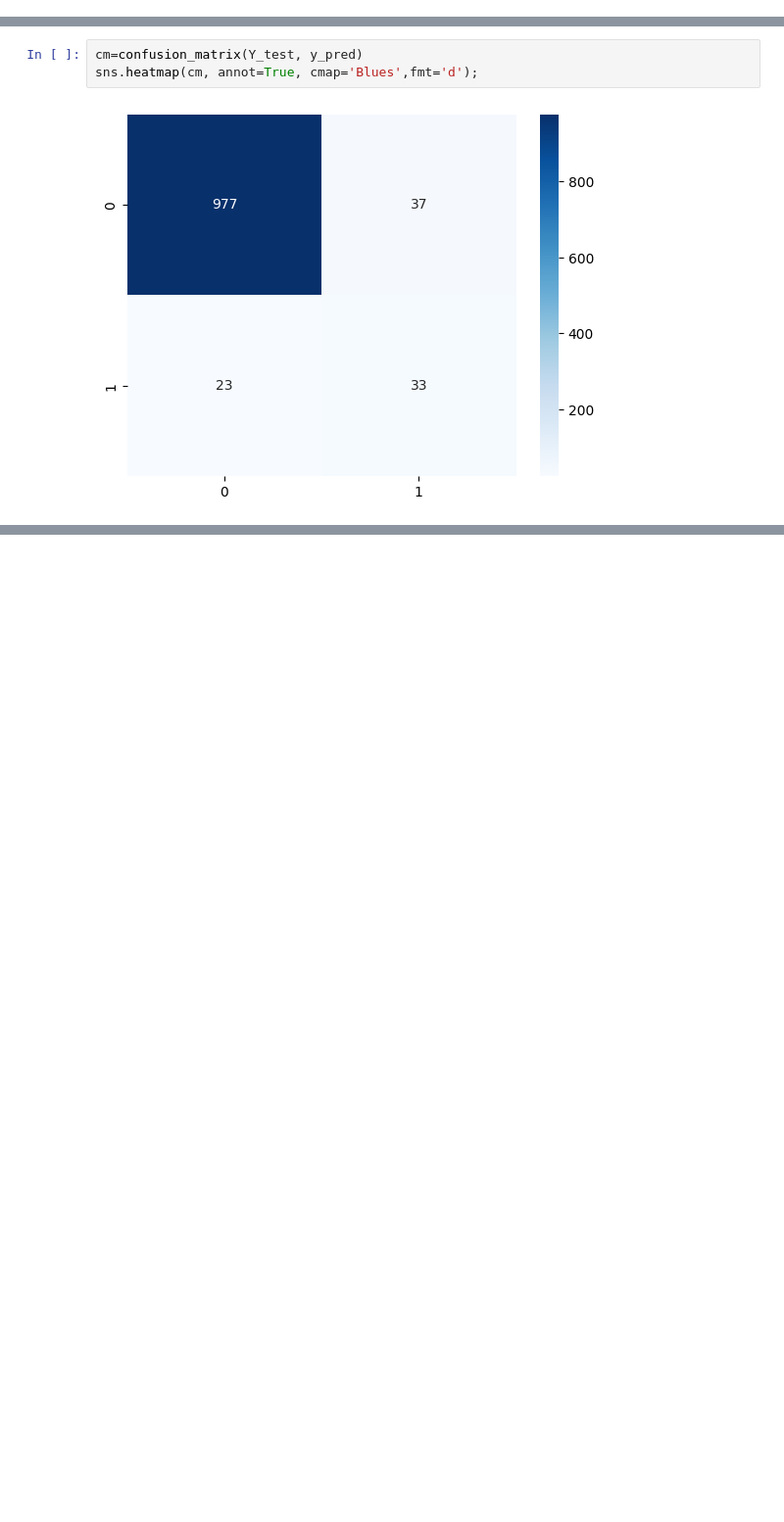
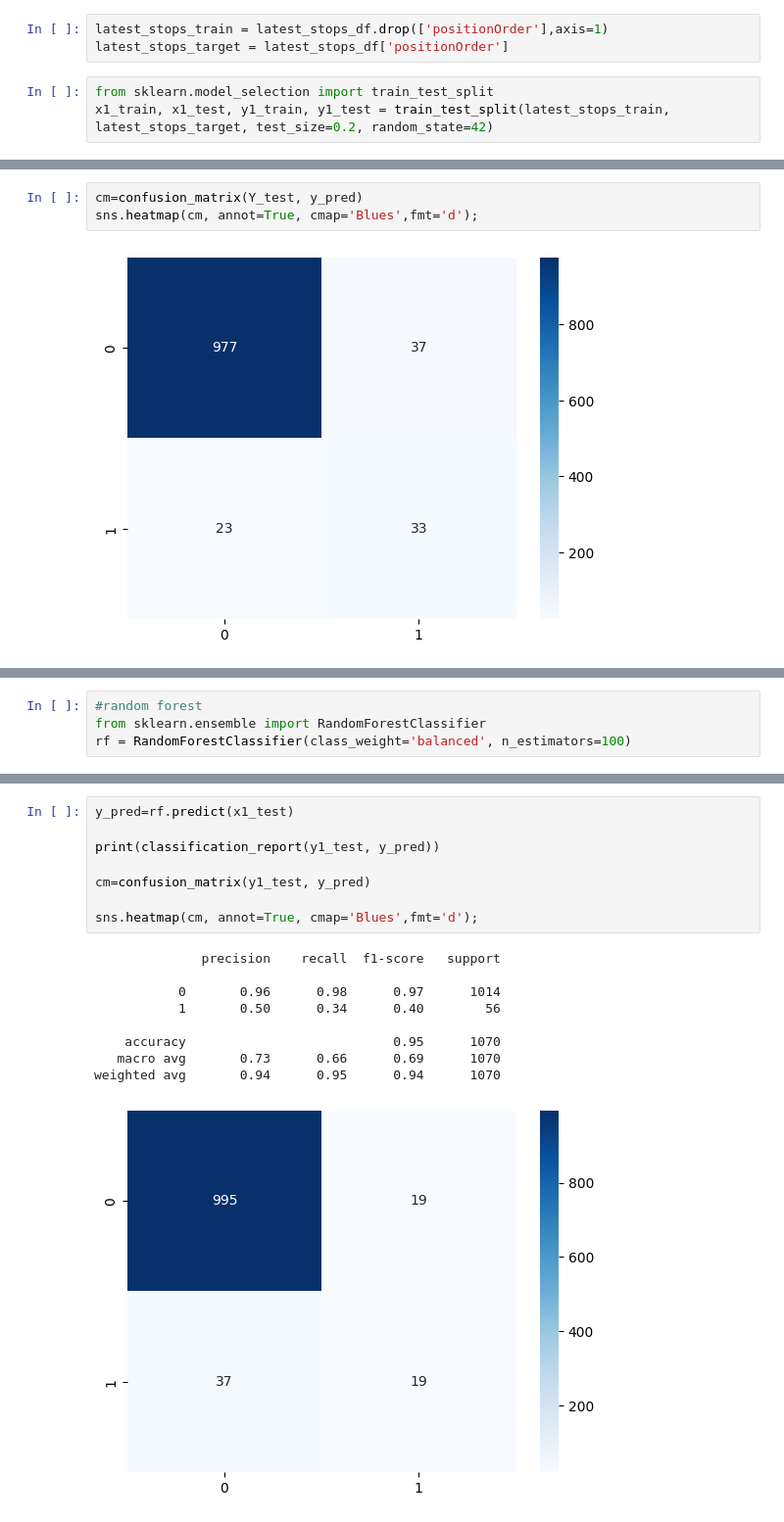
Before and after one commit to aroraomansh/F1-Prediction, a Jupyter notebook: main.ipynb, the cells around one changed output, grey strips where cells are left out. Shown at 98% size. Drawn from its saved outputs; the diff is of its cells as text; blank space fills up the shorter version.

```diff
--- a/main.ipynb
+++ b/main.ipynb
@@ -33,6 +33,12 @@ latest_stops_df.head()
 | 38 | 3 | 131 | 7 | 0 | 22 | 1 | 1 |
 | 8 | 4 | 6 | 5 | 0 | 58 | 1 | 3 |
 | 39 | 5 | 205 | 19 | 0 | 19 | 1 | 1 |
+# %%
+latest_stops_train = latest_stops_df.drop(['positionOrder'],axis=1)
+latest_stops_target = latest_stops_df['positionOrder']
+# %%
+from sklearn.model_selection import train_test_split
+x1_train, x1_test, y1_train, y1_test = train_test_split(latest_stops_train, latest_stops_target, test_size=0.2, random_state=42)
 # %%
 #one hot encoding of drverID, constructorId, circuitId
 df_training = pd.get_dummies(latest_stops_df, columns=['driverId','constructorId','circuitId'])
@@ -186,0 +273,4 @@ sns.heatmap(cm, annot=True, cmap='Blues',fmt='d');
+# %%
+#random forest
+from sklearn.ensemble import RandomForestClassifier
+rf = RandomForestClassifier(class_weight='balanced', n_estimators=100)
@@ -186,0 +294,18 @@ sns.heatmap(cm, annot=True, cmap='Blues',fmt='d');
+# %%
+y_pred=rf.predict(x1_test)
+
+print(classification_report(y1_test, y_pred))
+
+cm=confusion_matrix(y1_test, y_pred)
+
+sns.heatmap(cm, annot=True, cmap='Blues',fmt='d');
+# %% [output]
+              precision    recall  f1-score   support
+
+           0       0.96      0.98      0.97      1014
+           1       0.50      0.34      0.40        56
+
+    accuracy                           0.95      1070
+   macro avg       0.73      0.66      0.69      1070
+weighted avg       0.94      0.95      0.94      1070
+[figure, added]
```
Also changed, not shown: parts of 9 cells of this notebook.
